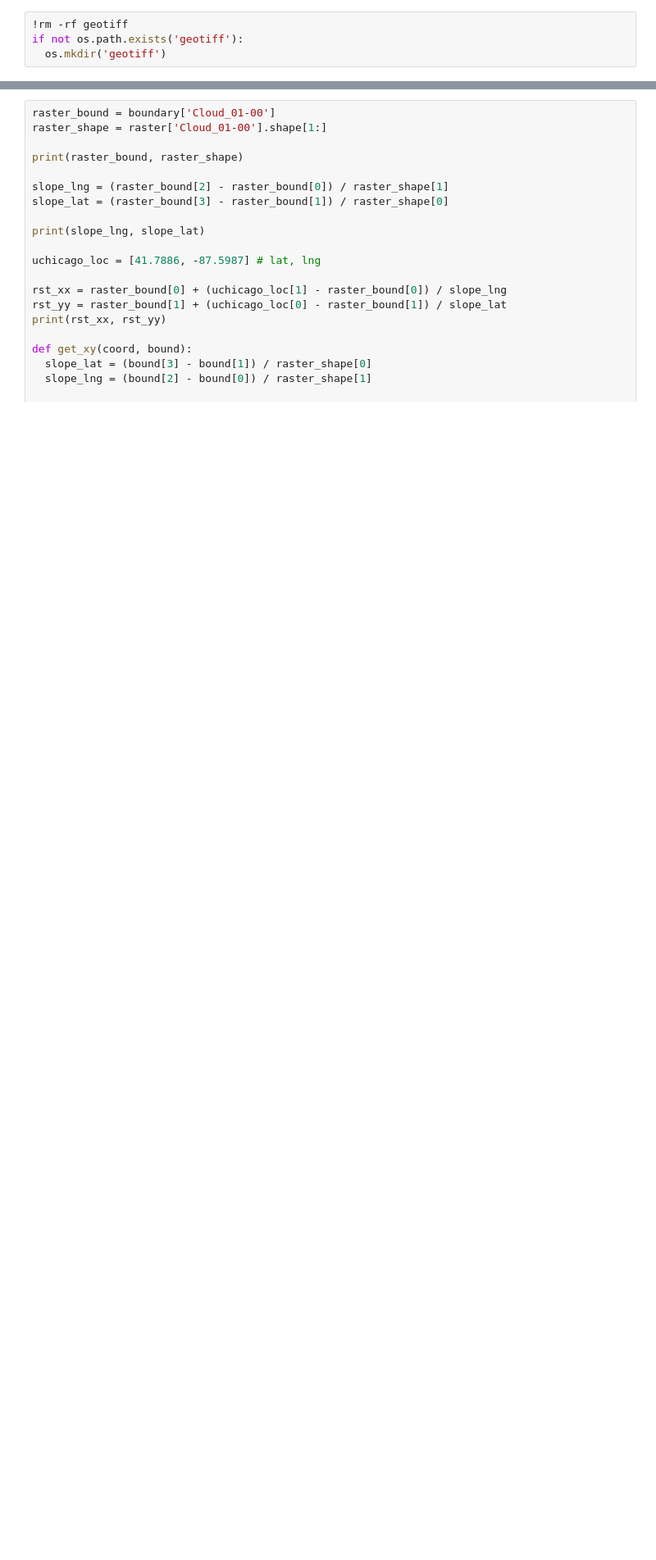
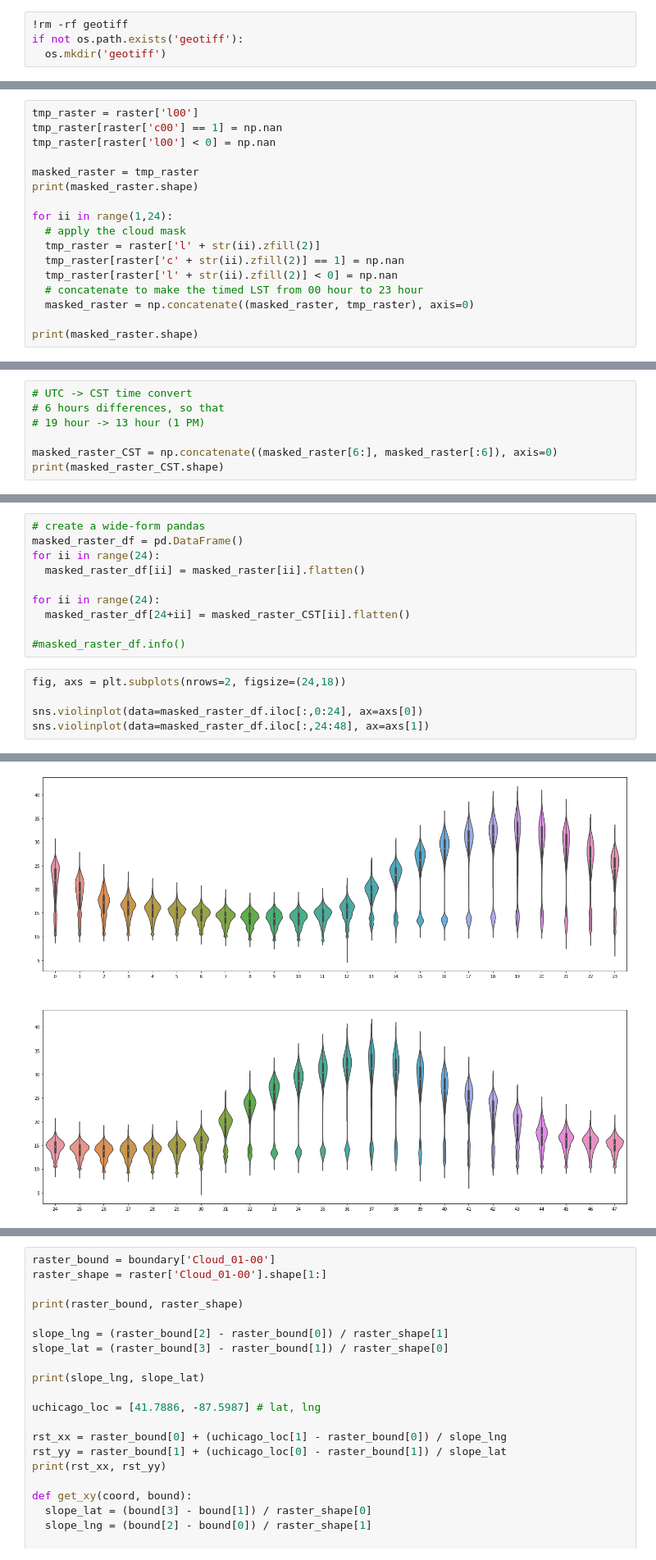
Before and after one commit to kywch/geo-colab, a Jupyter notebook: Chicago_Clear_LST_24hr.ipynb, the cells around one changed output, grey strips where cells are left out. Shown at 82% size. Saved outputs shown, nothing was run; the diff lists cells and outputs as text; blank space fills up the shorter version.

```diff
--- a/Chicago_Clear_LST_24hr.ipynb
+++ b/Chicago_Clear_LST_24hr.ipynb
@@ -130,0 +143,17 @@ for file in all_files:
+# %%
+tmp_raster = raster['l00']
+tmp_raster[raster['c00'] == 1] = np.nan
+tmp_raster[raster['l00'] < 0] = np.nan
+
+masked_raster = tmp_raster
+print(masked_raster.shape)
+
+for ii in range(1,24):
+  # apply the cloud mask
+  tmp_raster = raster['l' + str(ii).zfill(2)]
+  tmp_raster[raster['c' + str(ii).zfill(2)] == 1] = np.nan
+  tmp_raster[raster['l' + str(ii).zfill(2)] < 0] = np.nan
+  # concatenate to make the timed LST from 00 hour to 23 hour
+  masked_raster = np.concatenate((masked_raster, tmp_raster), axis=0)
+
+print(masked_raster.shape)
@@ -130,0 +163,7 @@ for file in all_files:
+# %%
+# UTC -> CST time convert
+# 6 hours differences, so that
+# 19 hour -> 13 hour (1 PM)
+
+masked_raster_CST = np.concatenate((masked_raster[6:], masked_raster[:6]), axis=0)
+print(masked_raster_CST.shape)
@@ -130,0 +172,16 @@ for file in all_files:
+# %%
+# create a wide-form pandas
+masked_raster_df = pd.DataFrame()
+for ii in range(24):
+  masked_raster_df[ii] = masked_raster[ii].flatten()
+
+for ii in range(24):
+  masked_raster_df[24+ii] = masked_raster_CST[ii].flatten()
+
+#masked_raster_df.info()
+# %%
+fig, axs = plt.subplots(nrows=2, figsize=(24,18))
+
+sns.violinplot(data=masked_raster_df.iloc[:,0:24], ax=axs[0])
+sns.violinplot(data=masked_raster_df.iloc[:,24:48], ax=axs[1])
+# %% [output]
@@ -130,0 +189 @@ for file in all_files:
+[figure, added]
```
Also changed, not shown: parts of 11 cells of this notebook.
